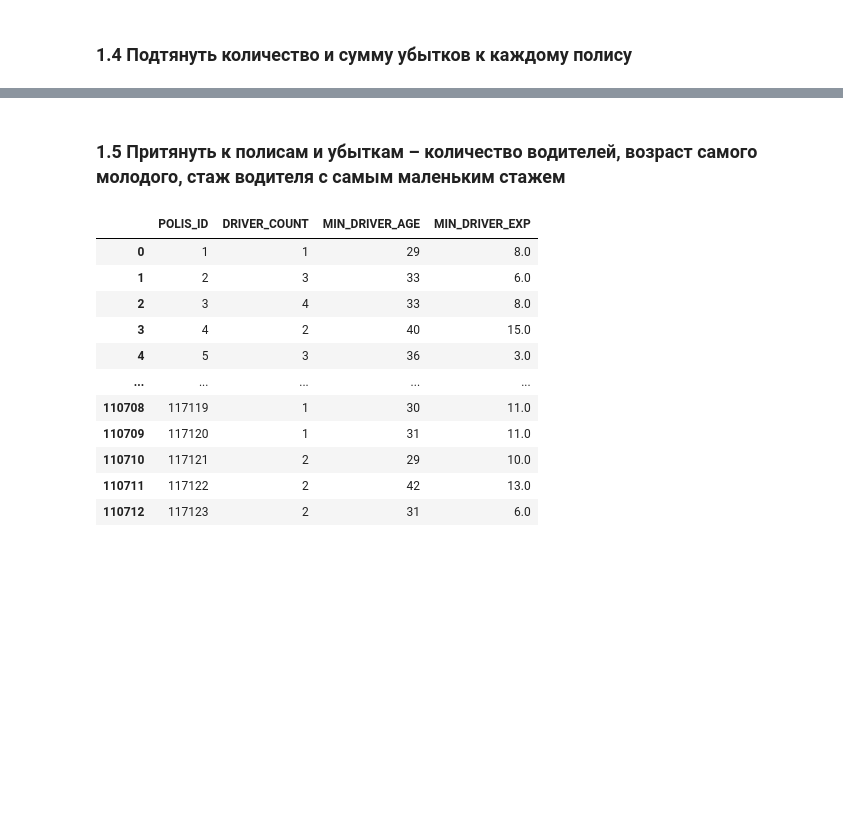
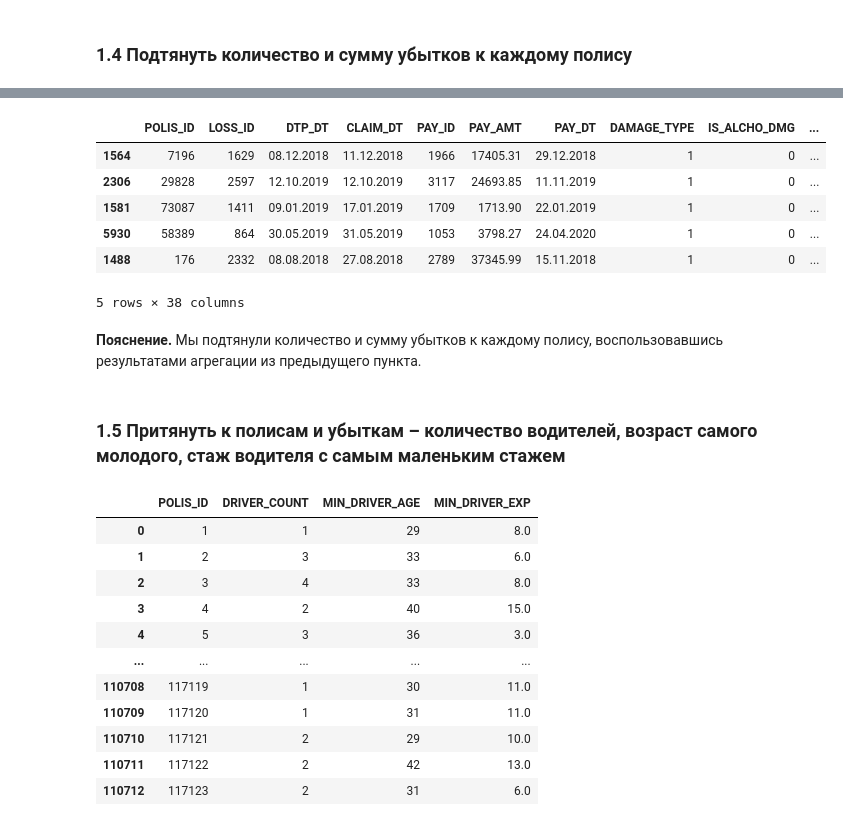
Before and after one commit to antroped/BDAktuarki, a Jupyter notebook: 167.ipynb, the cells around one changed output, grey strips where cells are left out. Drawn from its saved outputs; the diff is of its cells as text; code cells hidden in the pictures; blank space fills up the shorter version.

```diff
--- a/167.ipynb
+++ b/167.ipynb
@@ -122,11 +118,0 @@ df_claim_with_polis.sample(5)
-# %%
-# df_claim_with_polis['DTP_DT'] = pd.to_datetime(df_claim_with_polis['DTP_DT'], dayfirst=True)
-# df_claim_with_polis['PAY_DT'] = pd.to_datetime(df_claim_with_polis['PAY_DT'], dayfirst=True)
-# df_claim_with_polis['PAY_BEFORE_LOSS'] = df_claim_with_polis['PAY_DT'] < df_claim_with_polis['DTP_DT']
-# print(f"Количество выплат до убытков: {df_claim_with_polis['PAY_BEFORE_LOSS'].sum()}")
-
-df_claim_with_polis['CLAIM_DT'] = pd.to_datetime(df_claim_with_polis['CLAIM_DT'], dayfirst=True)
-df_claim_with_polis['PAY_DT'] = pd.to_datetime(df_claim_with_polis['PAY_DT'], dayfirst=True)
-df_claim_with_polis['PAY_BEFORE_LOSS'] = df_claim_with_polis['PAY_DT'] < df_claim_with_polis['CLAIM_DT']
-print(f"Количество выплат до убытков: {df_claim_with_polis['PAY_BEFORE_LOSS'].sum()}")
-df_claim_with_polis = df_claim_with_polis[~(df_claim_with_polis['PAY_DT'] < df_claim_with_polis['CLAIM_DT'])] # удалим так как это ошибки в данных
@@ -152,3 +164,16 @@ df_polis_with_losses[df_polis_with_losses['LOSS_COUNT'] > 0].sample(5)
+# %%
+df_claim_with_polis_and_loss_sum = pd.merge(df_claim_with_polis, claims_on_polis[['PAY_AMT_sum']], on='POLIS_ID', how='left')
+df_claim_with_polis_and_loss_sum[df_claim_with_polis_and_loss_sum['PAY_AMT_sum'] > 0].sample(5)
+# %% [output]
+|  | POLIS_ID | LOSS_ID | DTP_DT | CLAIM_DT | PAY_ID | PAY_AMT | PAY_DT | DAMAGE_TYPE | IS_ALCHO_DMG | ... |
+| 1564 | 7196 | 1629 | 08.12.2018 | 11.12.2018 | 1966 | 17405.31 | 29.12.2018 | 1 | 0 | ... |
+| 2306 | 29828 | 2597 | 12.10.2019 | 12.10.2019 | 3117 | 24693.85 | 11.11.2019 | 1 | 0 | ... |
+| 1581 | 73087 | 1411 | 09.01.2019 | 17.01.2019 | 1709 | 1713.90 | 22.01.2019 | 1 | 0 | ... |
+| 5930 | 58389 | 864 | 30.05.2019 | 31.05.2019 | 1053 | 3798.27 | 24.04.2020 | 1 | 0 | ... |
+| 1488 | 176 | 2332 | 08.08.2018 | 27.08.2018 | 2789 | 37345.99 | 15.11.2018 | 1 | 0 | ... |
+5 rows × 38 columns
+# %% [markdown]
+**Пояснение.** Мы подтянули количество и сумму убытков к каждому полису, воспользовавшись результатами агрегации из предыдущего пункта.
 # %% [markdown]
 ### 1.5 Притянуть к полисам и убыткам – количество водителей, возраст самого молодого, стаж водителя с самым маленьким стажем
 # %%
```
Also changed, not shown: parts of 26 cells of this notebook.
